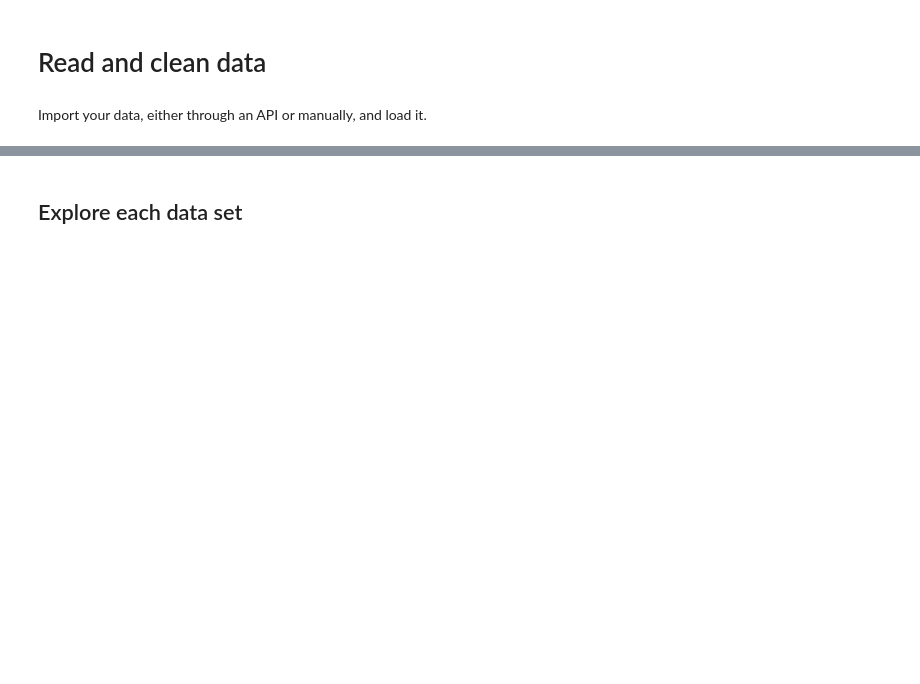
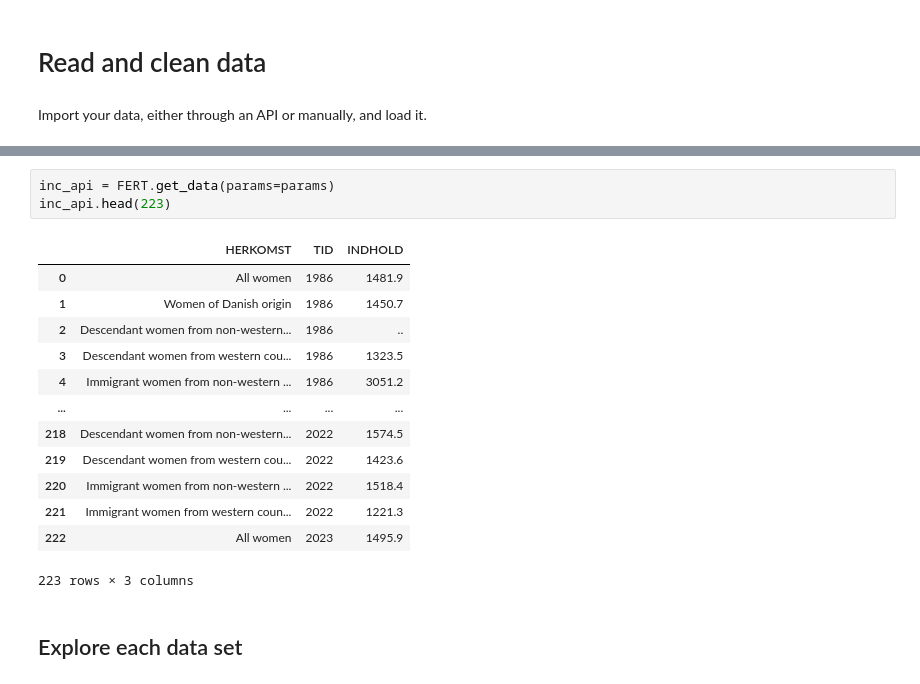
Before and after one commit to NumEconCopenhagen/projects-2024-mikkel-julius-jacob, a Jupyter notebook: dataproject/WorkSpace/Julius/dataproject.ipynb, the cells around one changed output, grey strips where cells are left out. Cells and saved outputs as stored; diff of their text form; blank space fills up the shorter version.

```diff
--- a/dataproject/WorkSpace/Julius/dataproject.ipynb
+++ b/dataproject/WorkSpace/Julius/dataproject.ipynb
@@ -32,3 +225,20 @@ NameError: name 'DstApi' is not defined
+# %%
+inc_api = FERT.get_data(params=params)
+inc_api.head(223)
+# %% [output]
+|  | HERKOMST | TID | INDHOLD |
+| 0 | All women | 1986 | 1481.9 |
+| 1 | Women of Danish origin | 1986 | 1450.7 |
+| 2 | Descendant women from non-western... | 1986 | .. |
+| 3 | Descendant women from western cou... | 1986 | 1323.5 |
+| 4 | Immigrant women from non-western ... | 1986 | 3051.2 |
+| ... | ... | ... | ... |
+| 218 | Descendant women from non-western... | 2022 | 1574.5 |
+| 219 | Descendant women from western cou... | 2022 | 1423.6 |
+| 220 | Immigrant women from non-western ... | 2022 | 1518.4 |
+| 221 | Immigrant women from western coun... | 2022 | 1221.3 |
+| 222 | All women | 2023 | 1495.9 |
+223 rows × 3 columns
 # %% [markdown]
 ## Explore each data set
 # %% [markdown]
```
Also changed, not shown: parts of 10 cells of this notebook.
